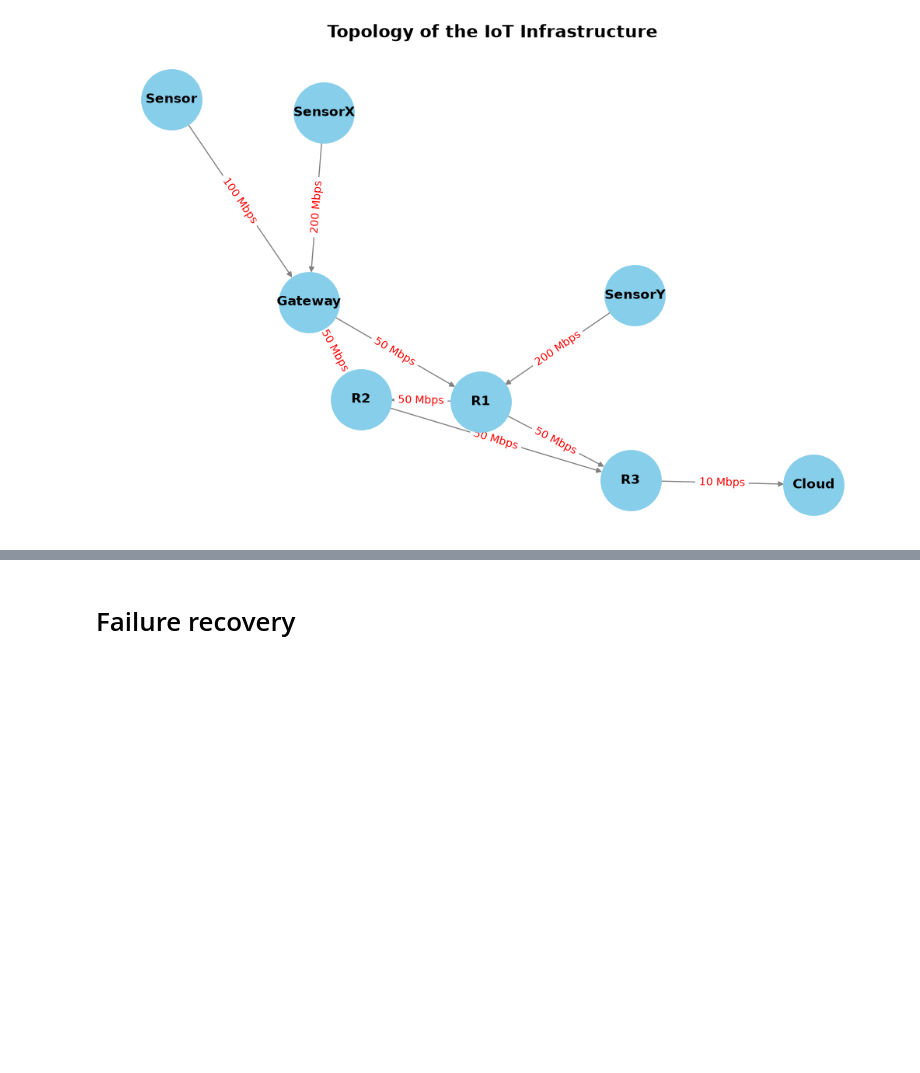
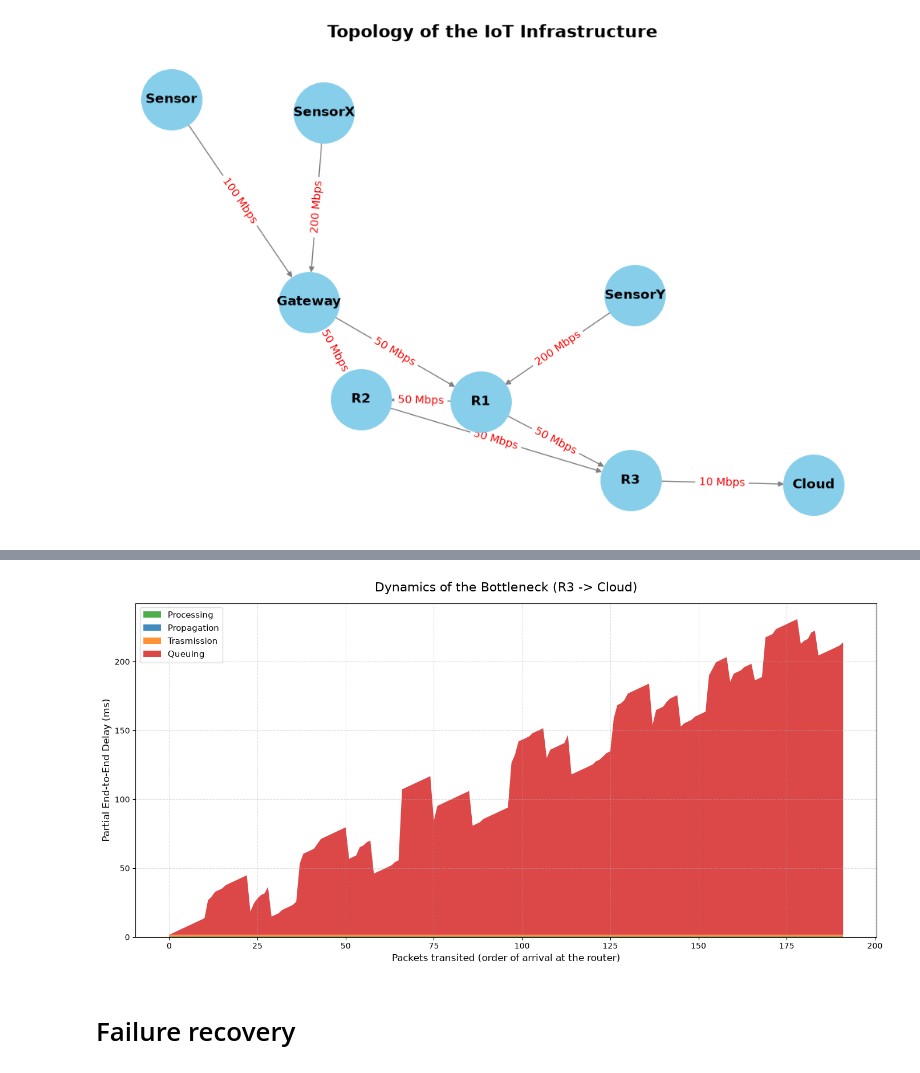
Before and after one commit to DadeOrsu/eclypse-plus-net, a Jupyter notebook: eclypse/network/demo.ipynb, the cells around one changed output, grey strips where cells are left out. Drawn from its saved outputs; the diff is of its cells as text; code cells hidden in the pictures; blank space fills up the shorter version.

```diff
--- a/eclypse/network/demo.ipynb
+++ b/eclypse/network/demo.ipynb
@@ -300,3 +369,79 @@ for _, row in df_log.iterrows():
+# %%
+import pandas as pd
+import json
+import re
+import matplotlib.pyplot as plt
+
+records = {}
+
+# Read the file and group the data by (step, pkt_id, hop_idx)
+with open('./results/json/application.jsonl', 'r') as f:
+    for line in f:
+        log = json.loads(line)
+        if log.get('event_name') == 'step' and 'data' in log:
+            for item in log['data']:
+                if isinstance(item, list) and len(item) == 3:
+                    metric_string = item[1]
+                    value = item[2]
+
+                    if metric_string and "hop" in metric_string:
+                        # Extract: step, packet, hop index and metric name
+                        match = re.search(r'step_(\d+)_pkt_(\d+)_hop_(\d+)_(.+)', metric_string)
+                        if match:
+                            step = int(match.group(1))
+                            pkt_id = int(match.group(2))
+                            hop_idx = int(match.group(3))
+                            metric_type = match.group(4)
+
+                            # Create a unique key for each (step, pkt_id, hop_idx) combination
+                            key = (step, pkt_id, hop_idx)
+                            if key not in records:
+                                records[key] = {'step': step, 'pkt_id': pkt_id, 'hop_idx': hop_idx}
+
+                            # Save the value (es. 'hop': 'R3->Cloud' or 'queue_ms': 15.4)
+                            records[key][metric_type] = value
+
+# Create the complete DataFrame
+df = pd.DataFrame(list(records.values()))
+
+# Isolate the logs related to the critical link
+bottleneck_df = df[df['hop'] == 'R3->Cloud'].copy()
+
+# Order the packages chronologically based on the step and the package ID.
+bottleneck_df = bottleneck_df.sort_values(by=['step', 'pkt_id']).reset_index(drop=True)
+
+# Select the delay columns (in millisecondi)
+# The order is important for the stackplot: we put the constant ones first, then the queue
+delay_columns = ['processing_ms', 'propagation_ms', 'transmission_ms', 'queue_ms']
+plot_data = bottleneck_df[delay_columns].fillna(0)
+
+# Rename for a clean legend
+plot_data.columns = ['Processing', 'Propagation', 'Trasmission', 'Queuing']
+
+plt.figure(figsize=(14, 7))
+
+# Create the stackplot (X = progressive index of the packet, Y = delays)
+plt.stackplot(
+    bottleneck_df.index,
+    plot_data['Processing'],
+    plot_data['Propagation'],
+    plot_data['Trasmission'],
+    plot_data['Queuing'],
+    labels=plot_data.columns,
+    alpha=0.85,
+    colors=['#2ca02c', '#1f77b4', '#ff7f0e', '#d62728']
+)
+
+plt.title('Dynamics of the Bottleneck (R3 -> Cloud)', fontsize=16, pad=15)
+plt.xlabel('Packets transited (order of arrival at the router)', fontsize=12)
+plt.ylabel('Partial End-to-End Delay (ms)', fontsize=12)
+plt.legend(loc='upper left', fontsize=11)
+plt.grid(True, linestyle='--', alpha=0.4)
+
+plt.tight_layout()
+plt.show()
+# %% [output]
+[figure, added]
 # %% [markdown]
 # Failure recovery
 # %% [markdown]
```
Also changed, not shown: parts of 5 cells of this notebook.
